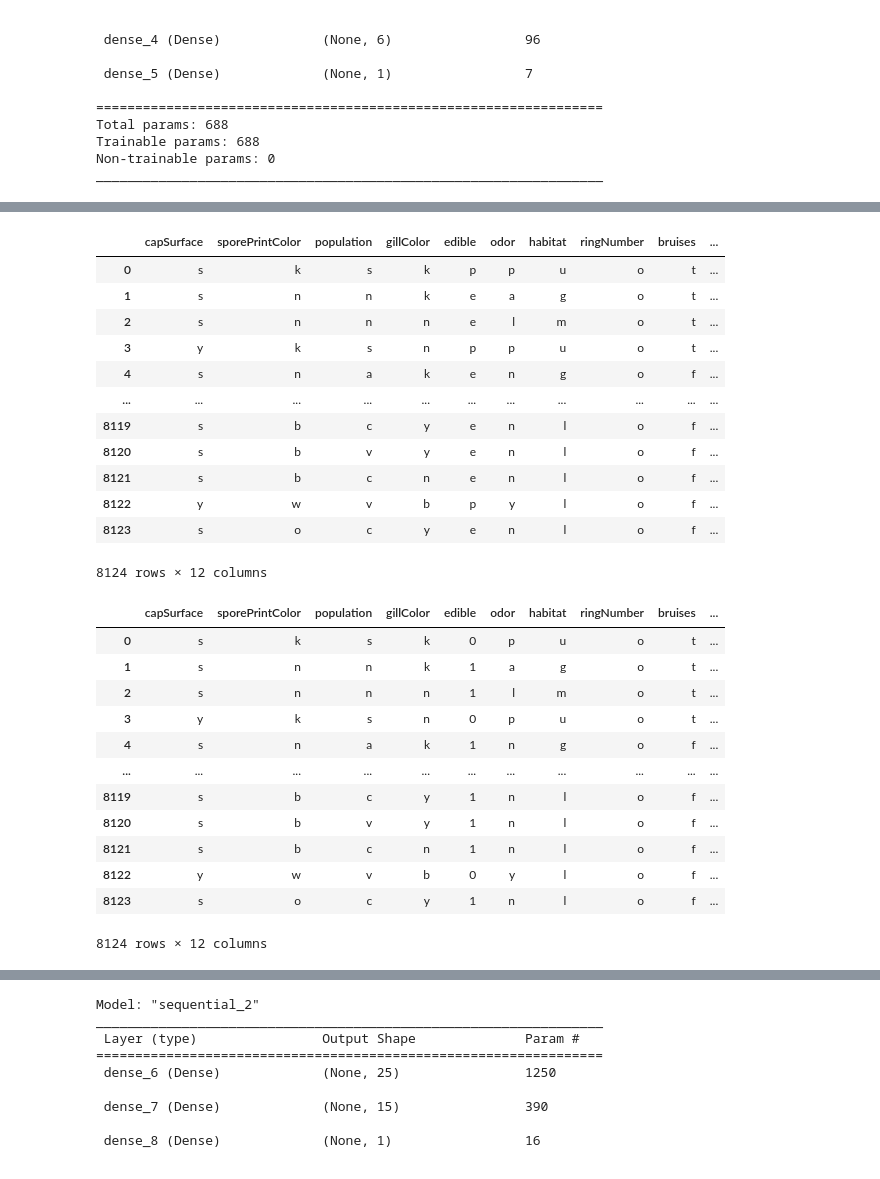
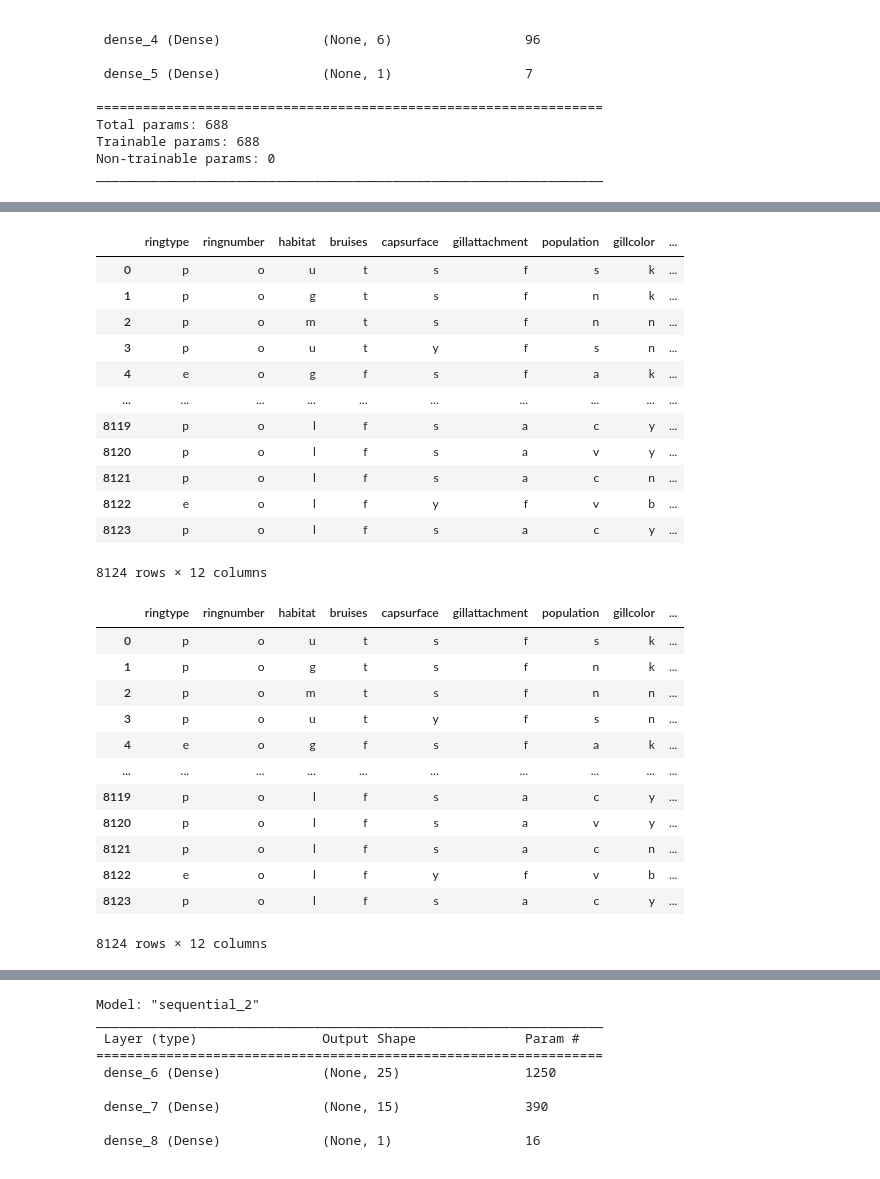
Before and after one commit to shermeenajani/Project-4--Machine-Learning, a Jupyter notebook: EdibleOrNot.ipynb, the cells around one changed output, grey strips where cells are left out. Saved outputs shown, nothing was run; the diff lists cells and outputs as text; code cells hidden in the pictures.

```diff
--- a/EdibleOrNot.ipynb
+++ b/EdibleOrNot.ipynb
@@ -28,0 +13,9 @@ mushrooms_df
+# %%
+
+from sqlalchemy import create_engine
+cnx = create_engine('postgresql://postgres:postgres@127.0.0.1:5432/project4')
+# %%
+#mushrooms_df = pd.read_sql_query('select * from mushrooms',con=engine)
+
+mushrooms_df = pd.read_sql("select * from mushrooms", cnx);
+mushrooms_df
@@ -29,5 +56,5 @@ mushrooms_df
 # %%
 #Drop Stalk Root since some values have '?'
-mushrooms_df = mushrooms_df.drop(['stalkRoot'],1)
+mushrooms_df = mushrooms_df.drop(['stalkroot'],1)
 mushrooms_df
 # %% [output]
@@ -386,21 +413,21 @@ Loss: 0.0017553915968164802, Accuracy: 0.9995076060295105
 # %%
 #Try with a reduced set of mushroom characteristics --- Need a couple more features!
-mushrooms_df4 = mushrooms_df[{'edible','capSurface','bruises','odor','gillAttachment','gillColor','veilType',
-                             'sporePrintColor','habitat','ringNumber','ringType','population'}]
+mushrooms_df4 = mushrooms_df[{'edible','capsurface','bruises','odor','gillattachment','gillcolor','veiltype',
+                             'sporeprintcolor','habitat','ringnumber','ringtype','population'}]
 mushrooms_df4
 # %% [output]
-|  | capSurface | sporePrintColor | population | gillColor | edible | odor | habitat | ringNumber | bruises | ... |
-| 0 | s | k | s | k | p | p | u | o | t | ... |
-| 1 | s | n | n | k | e | a | g | o | t | ... |
-| 2 | s | n | n | n | e | l | m | o | t | ... |
-| 3 | y | k | s | n | p | p | u | o | t | ... |
-| 4 | s | n | a | k | e | n | g | o | f | ... |
-| ... | ... | ... | ... | ... | ... | ... | ... | ... | ... | ... |
-| 8119 | s | b | c | y | e | n | l | o | f | ... |
-| 8120 | s | b | v | y | e | n | l | o | f | ... |
-| 8121 | s | b | c | n | e | n | l | o | f | ... |
-| 8122 | y | w | v | b | p | y | l | o | f | ... |
-| 8123 | s | o | c | y | e | n | l | o | f | ... |
+|  | ringtype | ringnumber | habitat | bruises | capsurface | gillattachment | population | gillcolor | ... |
+| 0 | p | o | u | t | s | f | s | k | ... |
+| 1 | p | o | g | t | s | f | n | k | ... |
+| 2 | p | o | m | t | s | f | n | n | ... |
+| 3 | p | o | u | t | y | f | s | n | ... |
+| 4 | e | o | g | f | s | f | a | k | ... |
+| ... | ... | ... | ... | ... | ... | ... | ... | ... | ... |
+| 8119 | p | o | l | f | s | a | c | y | ... |
+| 8120 | p | o | l | f | s | a | v | y | ... |
+| 8121 | p | o | l | f | s | a | c | n | ... |
+| 8122 | e | o | l | f | y | f | v | b | ... |
+| 8123 | p | o | l | f | s | a | c | y | ... |
 8124 rows × 12 columns
 # %%
 #Replace two values in 'edible' column with 1 and 0. This will end up as our 'y' or target value.
@@ -408,18 +435,18 @@ edible_dict = {'e': 1, 'p': 0}
 mushrooms_df4 = mushrooms_df4.replace({'edible': edible_dict})
 mushrooms_df4
 # %% [output]
-|  | capSurface | sporePrintColor | population | gillColor | edible | odor | habitat | ringNumber | bruises | ... |
-| 0 | s | k | s | k | 0 | p | u | o | t | ... |
-| 1 | s | n | n | k | 1 | a | g | o | t | ... |
-| 2 | s | n | n | n | 1 | l | m | o | t | ... |
-| 3 | y | k | s | n | 0 | p | u | o | t | ... |
-| 4 | s | n | a | k | 1 | n | g | o | f | ... |
-| ... | ... | ... | ... | ... | ... | ... | ... | ... | ... | ... |
-| 8119 | s | b | c | y | 1 | n | l | o | f | ... |
-| 8120 | s | b | v | y | 1 | n | l | o | f | ... |
-| 8121 | s | b | c | n | 1 | n | l | o | f | ... |
-| 8122 | y | w | v | b | 0 | y | l | o | f | ... |
-| 8123 | s | o | c | y | 1 | n | l | o | f | ... |
+|  | ringtype | ringnumber | habitat | bruises | capsurface | gillattachment | population | gillcolor | ... |
+| 0 | p | o | u | t | s | f | s | k | ... |
+| 1 | p | o | g | t | s | f | n | k | ... |
+| 2 | p | o | m | t | s | f | n | n | ... |
+| 3 | p | o | u | t | y | f | s | n | ... |
+| 4 | e | o | g | f | s | f | a | k | ... |
+| ... | ... | ... | ... | ... | ... | ... | ... | ... | ... |
+| 8119 | p | o | l | f | s | a | c | y | ... |
+| 8120 | p | o | l | f | s | a | v | y | ... |
+| 8121 | p | o | l | f | s | a | c | n | ... |
+| 8122 | e | o | l | f | y | f | v | b | ... |
+| 8123 | p | o | l | f | s | a | c | y | ... |
 8124 rows × 12 columns
 # %%
 # Determine the number of unique values in each column.
```
Also changed, not shown: parts of 36 cells of this notebook, 28 other files.
